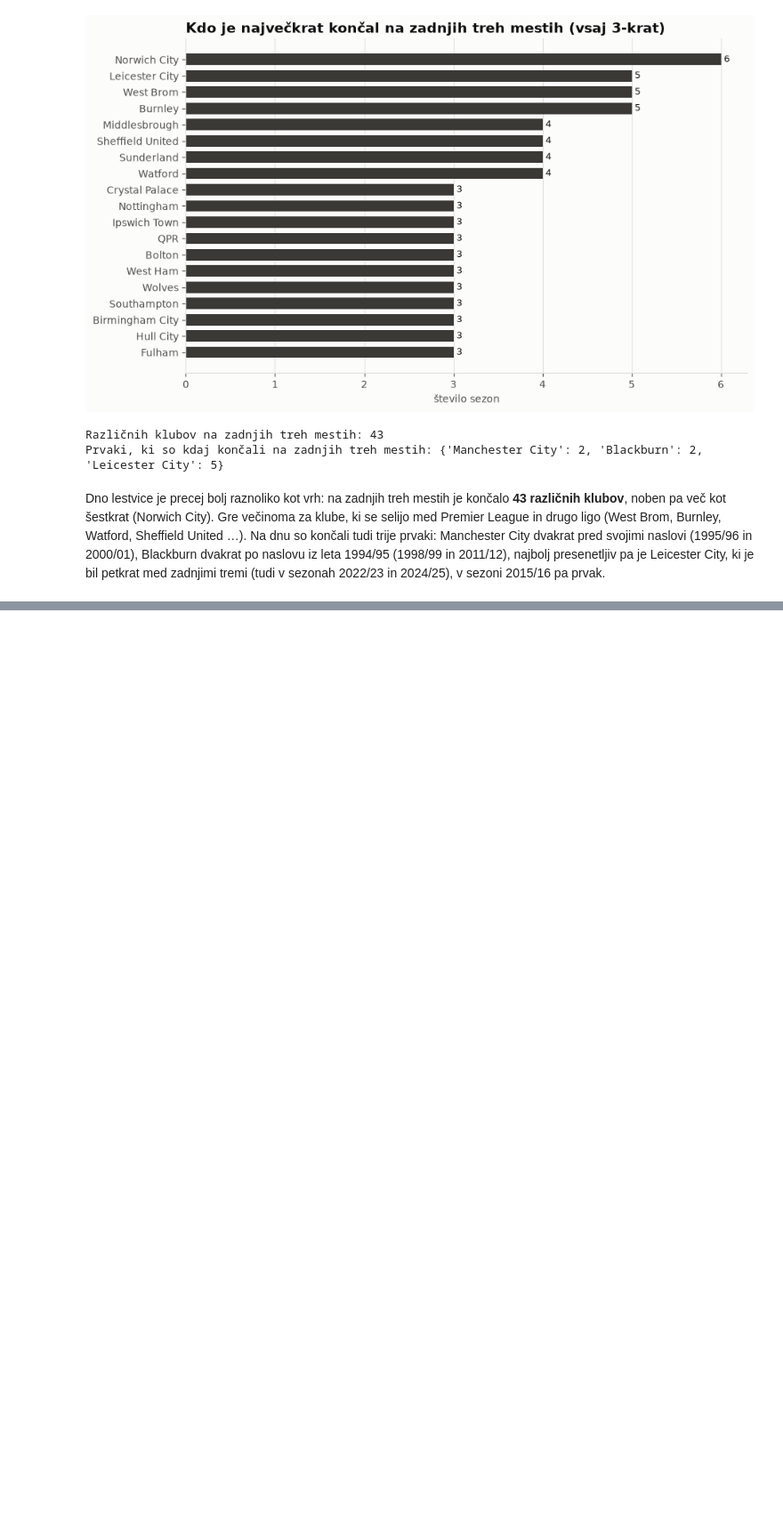
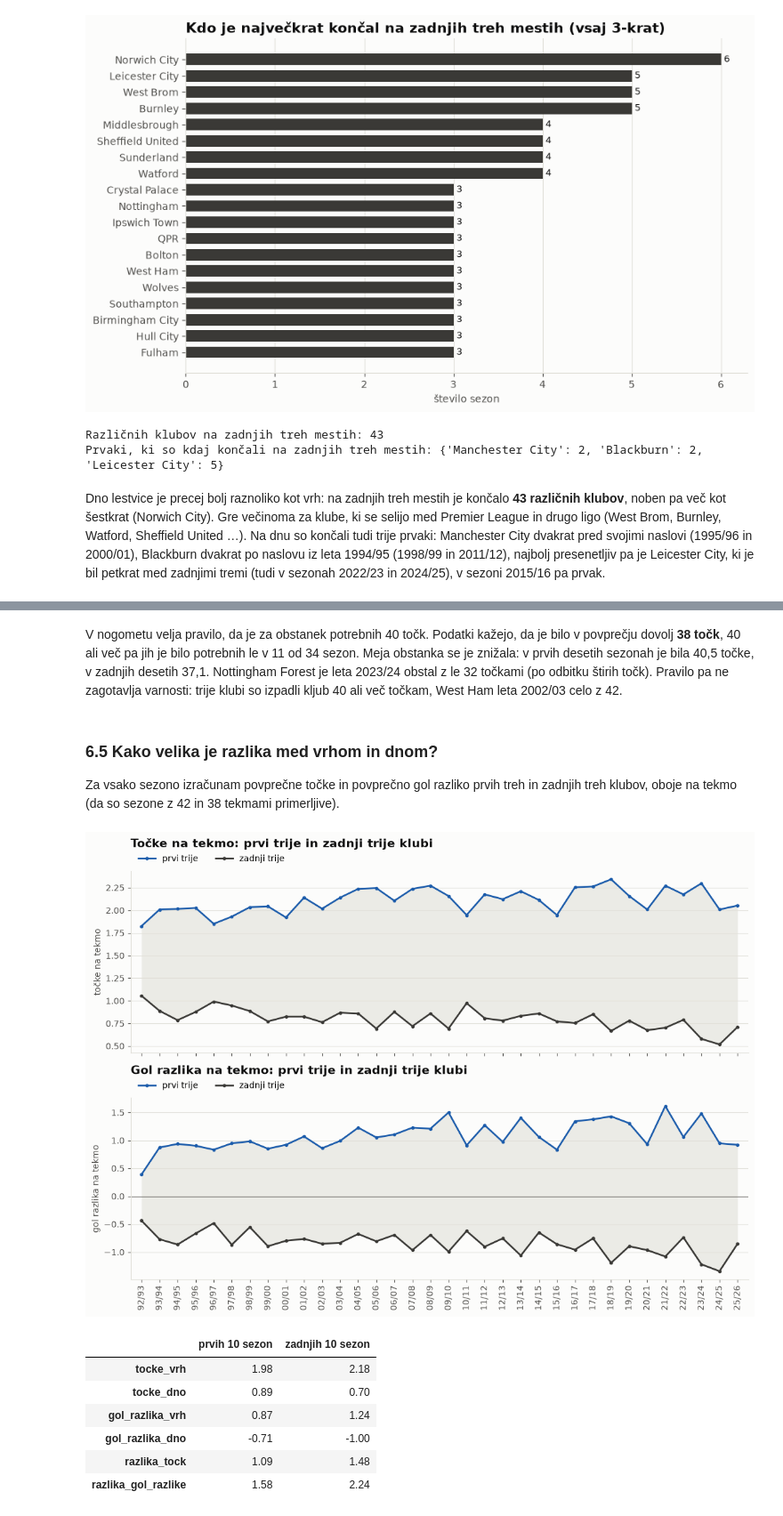
Before and after one commit to aljazzorc/projekt-uvp, a Jupyter notebook: analiza.ipynb, the cells around one changed output, grey strips where cells are left out. Shown at 89% size. Drawn from its saved outputs; the diff is of its cells as text; code cells hidden in the pictures; blank space fills up the shorter version.

```diff
--- a/analiza.ipynb
+++ b/analiza.ipynb
@@ -470,0 +530,31 @@ med zadnjimi tremi (tudi v sezonah 2022/23 in 2024/25), v sezoni 2015/16 pa prva
+# %% [markdown]
+V nogometu velja pravilo, da je za obstanek potrebnih 40 točk. Podatki kažejo,
+da je bilo v povprečju dovolj **38 točk**, 40 ali več pa jih je bilo potrebnih le v
+11 od 34 sezon. Meja obstanka se je znižala: v prvih desetih sezonah je bila
+40,5 točke, v zadnjih desetih 37,1. Nottingham Forest je leta 2023/24 obstal z le
+32 točkami (po odbitku štirih točk). Pravilo pa ne zagotavlja varnosti: trije klubi
+so izpadli kljub 40 ali več točkam, West Ham leta 2002/03 celo z 42.
+# %% [markdown]
+### 6.5 Kako velika je razlika med vrhom in dnom?
+
+Za vsako sezono izračunam povprečne točke in povprečno gol razliko prvih treh in
+zadnjih treh klubov, oboje na tekmo (da so sezone z 42 in 38 tekmami primerljive).
+# %%
+vrh_dno = vrh_in_dno_po_sezonah(lestvice)
+graf_vrh_in_dno(vrh_dno)
+plt.show()
+
+primerjava_obdobij = pd.DataFrame({
+    "prvih 10 sezon": vrh_dno.head(10).mean(),
+    "zadnjih 10 sezon": vrh_dno.tail(10).mean(),
+})
+primerjava_obdobij.round(2)
+# %% [output]
+[figure, added]
+|  | prvih 10 sezon | zadnjih 10 sezon |
+| tocke_vrh | 1.98 | 2.18 |
+| tocke_dno | 0.89 | 0.70 |
+| gol_razlika_vrh | 0.87 | 1.24 |
+| gol_razlika_dno | -0.71 | -1.00 |
+| razlika_tock | 1.09 | 1.48 |
+| razlika_gol_razlike | 1.58 | 2.24 |
```
Also changed, not shown: parts of 7 cells of this notebook, 2 other files.
